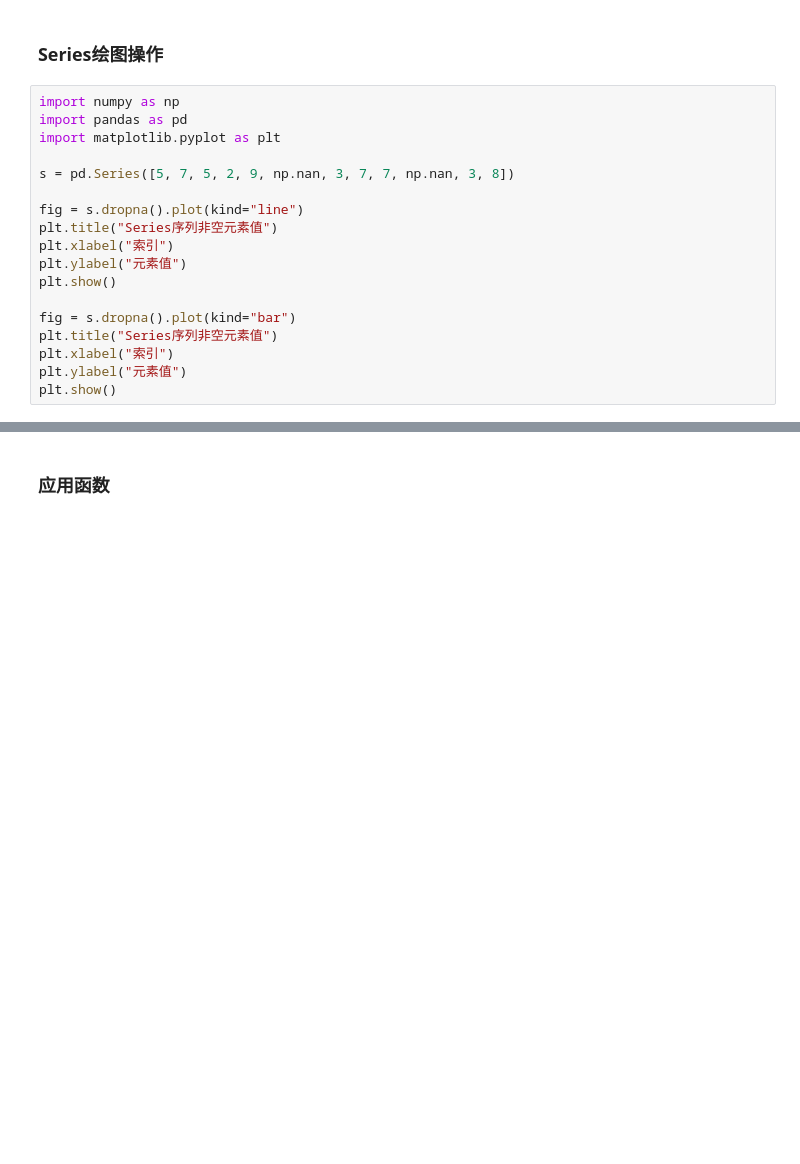
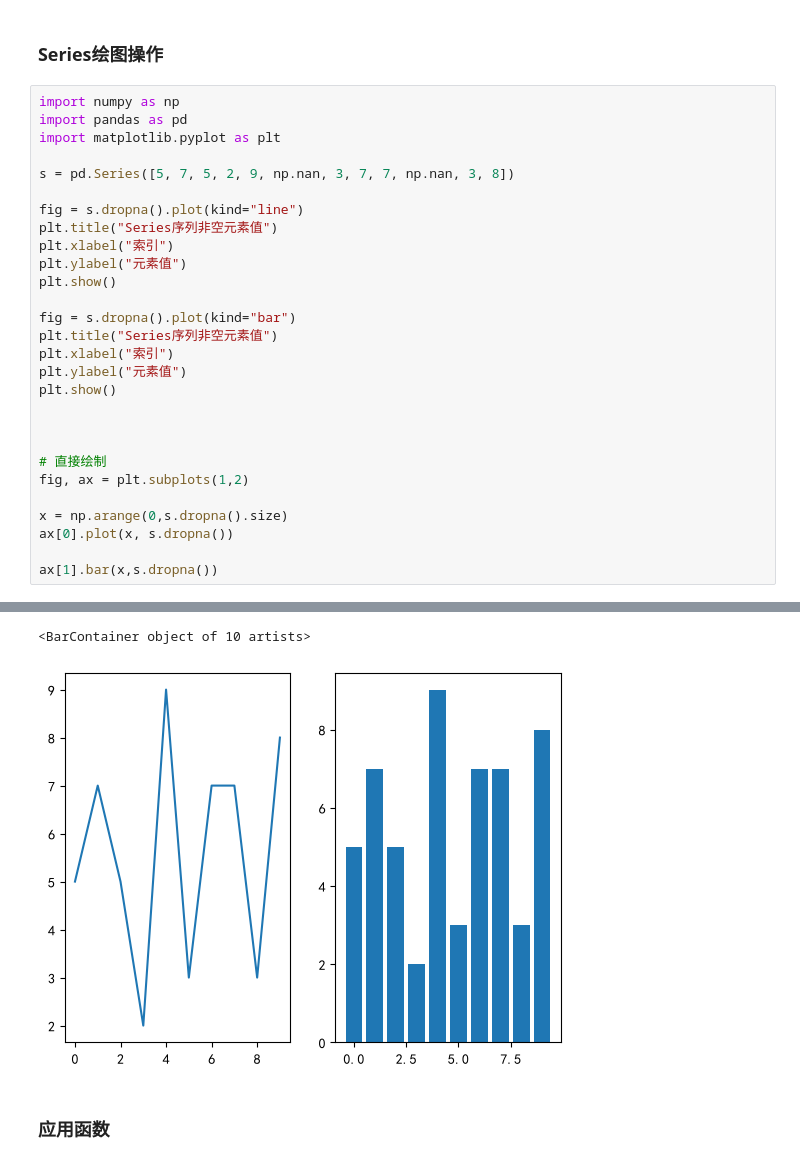
Before and after one commit to slcnx/llm-in-practise, a Jupyter notebook: ML_Basics/Pandas_Basics.ipynb, the cells around one changed output, grey strips where cells are left out. Cells and saved outputs as stored; diff of their text form; blank space fills up the shorter version.

```diff
--- a/ML_Basics/Pandas_Basics.ipynb
+++ b/ML_Basics/Pandas_Basics.ipynb
@@ -208,24 +208,36 @@ dtype: float64
 # %%
 import numpy as np
 import pandas as pd
 import matplotlib.pyplot as plt
 
 s = pd.Series([5, 7, 5, 2, 9, np.nan, 3, 7, 7, np.nan, 3, 8])
 
 fig = s.dropna().plot(kind="line")
 plt.title("Series序列非空元素值")
 plt.xlabel("索引")
 plt.ylabel("元素值")
 plt.show()
 
 fig = s.dropna().plot(kind="bar")
 plt.title("Series序列非空元素值")
 plt.xlabel("索引")
 plt.ylabel("元素值")
 plt.show()
+
+
+
+# 直接绘制
+fig, ax = plt.subplots(1,2)
+
+x = np.arange(0,s.dropna().size)
+ax[0].plot(x, s.dropna())
+
+ax[1].bar(x,s.dropna())
 # %% [output]
 [figure]
 [figure]
+<BarContainer object of 10 artists>
+[figure, added]
 # %% [markdown]
 ### 应用函数
 # %%
```
Also changed, not shown: parts of 3 cells of this notebook, 2 other files.
